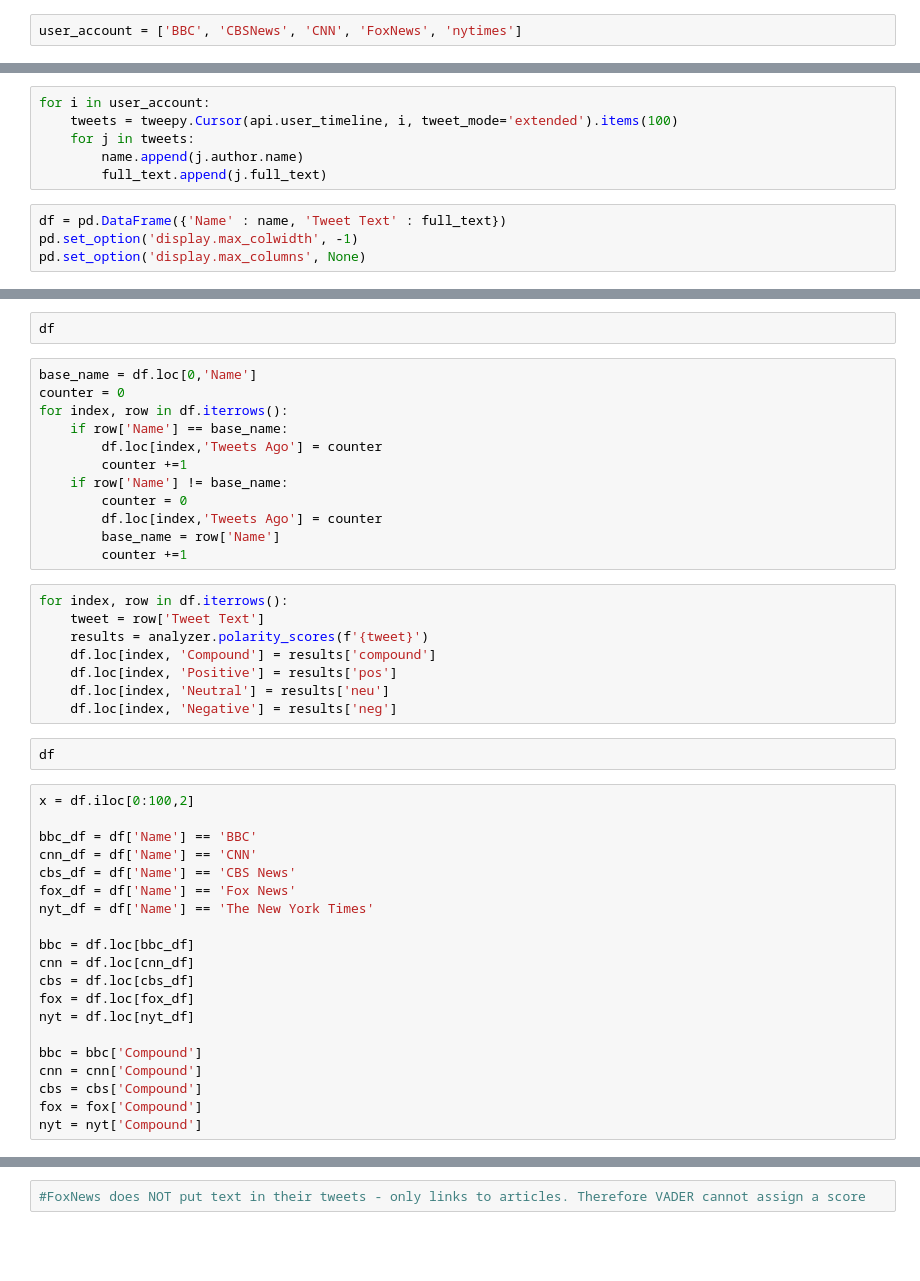
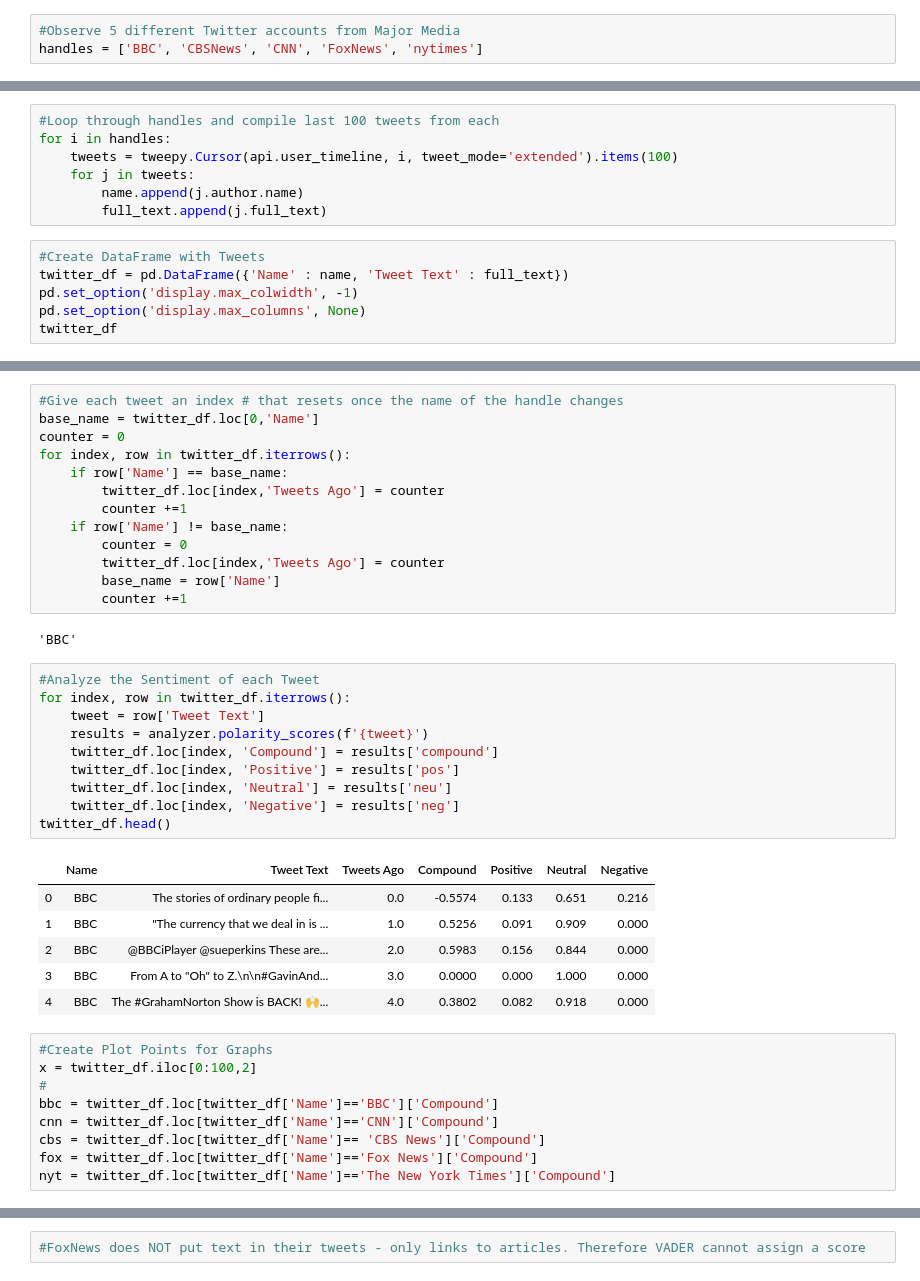
Before and after one commit to chanafin/weather_vacation_api, a Jupyter notebook: twitter_sentiment.ipynb, the cells around one changed output, grey strips where cells are left out. Saved outputs shown, nothing was run; the diff lists cells and outputs as text; blank space fills up the shorter version.

```diff
--- a/twitter_sentiment.ipynb
+++ b/twitter_sentiment.ipynb
@@ -18,4 +19,5 @@ auth = tweepy.OAuthHandler(consumer_key, consumer_secret)
 auth.set_access_token(access_token, access_token_secret)
 api = tweepy.API(auth)
 # %%
-user_account = ['BBC', 'CBSNews', 'CNN', 'FoxNews', 'nytimes']
+#Observe 5 different Twitter accounts from Major Media
+handles = ['BBC', 'CBSNews', 'CNN', 'FoxNews', 'nytimes']
@@ -27,10 +29,13 @@ full_text = []
 # %%
-for i in user_account:
+#Loop through handles and compile last 100 tweets from each
+for i in handles:
     tweets = tweepy.Cursor(api.user_timeline, i, tweet_mode='extended').items(100)
     for j in tweets:
         name.append(j.author.name)
         full_text.append(j.full_text)
 # %%
-df = pd.DataFrame({'Name' : name, 'Tweet Text' : full_text})
+#Create DataFrame with Tweets
+twitter_df = pd.DataFrame({'Name' : name, 'Tweet Text' : full_text})
 pd.set_option('display.max_colwidth', -1)
 pd.set_option('display.max_columns', None)
+twitter_df
@@ -37,47 +56,44 @@ pd.set_option('display.max_columns', None)
-# %%
-df
 # %%
-base_name = df.loc[0,'Name']
+#Give each tweet an index # that resets once the name of the handle changes
+base_name = twitter_df.loc[0,'Name']
 counter = 0
-for index, row in df.iterrows():
+for index, row in twitter_df.iterrows():
     if row['Name'] == base_name:
-        df.loc[index,'Tweets Ago'] = counter
+        twitter_df.loc[index,'Tweets Ago'] = counter
         counter +=1
     if row['Name'] != base_name:
         counter = 0
-        df.loc[index,'Tweets Ago'] = counter
+        twitter_df.loc[index,'Tweets Ago'] = counter
         base_name = row['Name']
         counter +=1
+# %% [output]
+'BBC'
 # %%
-for index, row in df.iterrows():
+#Analyze the Sentiment of each Tweet
+for index, row in twitter_df.iterrows():
     tweet = row['Tweet Text']
     results = analyzer.polarity_scores(f'{tweet}')
-    df.loc[index, 'Compound'] = results['compound']
-    df.loc[index, 'Positive'] = results['pos']
-    df.loc[index, 'Neutral'] = results['neu']
-    df.loc[index, 'Negative'] = results['neg']
+    twitter_df.loc[index, 'Compound'] = results['compound']
+    twitter_df.loc[index, 'Positive'] = results['pos']
+    twitter_df.loc[index, 'Neutral'] = results['neu']
+    twitter_df.loc[index, 'Negative'] = results['neg']
+twitter_df.head()
+# %% [output]
+|  | Name | Tweet Text | Tweets Ago | Compound | Positive | Neutral | Negative |
+| 0 | BBC | The stories of ordinary people fi... | 0.0 | -0.5574 | 0.133 | 0.651 | 0.216 |
+| 1 | BBC | "The currency that we deal in is ... | 1.0 | 0.5256 | 0.091 | 0.909 | 0.000 |
+| 2 | BBC | @BBCiPlayer @sueperkins These are... | 2.0 | 0.5983 | 0.156 | 0.844 | 0.000 |
+| 3 | BBC | From A to "Oh" to Z.\n\n#GavinAnd... | 3.0 | 0.0000 | 0.000 | 1.000 | 0.000 |
+| 4 | BBC | The #GrahamNorton Show is BACK! 🙌... | 4.0 | 0.3802 | 0.082 | 0.918 | 0.000 |
-# %%
-df
-# %%
-x = df.iloc[0:100,2]
-
-bbc_df = df['Name'] == 'BBC'
-cnn_df = df['Name'] == 'CNN'
-cbs_df = df['Name'] == 'CBS News'
-fox_df = df['Name'] == 'Fox News'
-nyt_df = df['Name'] == 'The New York Times'
-
-bbc = df.loc[bbc_df]
-cnn = df.loc[cnn_df]
-cbs = df.loc[cbs_df]
-fox = df.loc[fox_df]
-nyt = df.loc[nyt_df]
-
-bbc = bbc['Compound']
-cnn = cnn['Compound']
-cbs = cbs['Compound']
-fox = fox['Compound']
-nyt = nyt['Compound']
+# %%
+#Create Plot Points for Graphs
+x = twitter_df.iloc[0:100,2]
+#
+bbc = twitter_df.loc[twitter_df['Name']=='BBC']['Compound']
+cnn = twitter_df.loc[twitter_df['Name']=='CNN']['Compound']
+cbs = twitter_df.loc[twitter_df['Name']== 'CBS News']['Compound']
+fox = twitter_df.loc[twitter_df['Name']=='Fox News']['Compound']
+nyt = twitter_df.loc[twitter_df['Name']=='The New York Times']['Compound']
 # %%
 plt.scatter(x,bbc, color = 'blue')
 plt.scatter(x,cnn, color = 'green')
```
Also changed, not shown: parts of 9 cells of this notebook, 2 other files.
